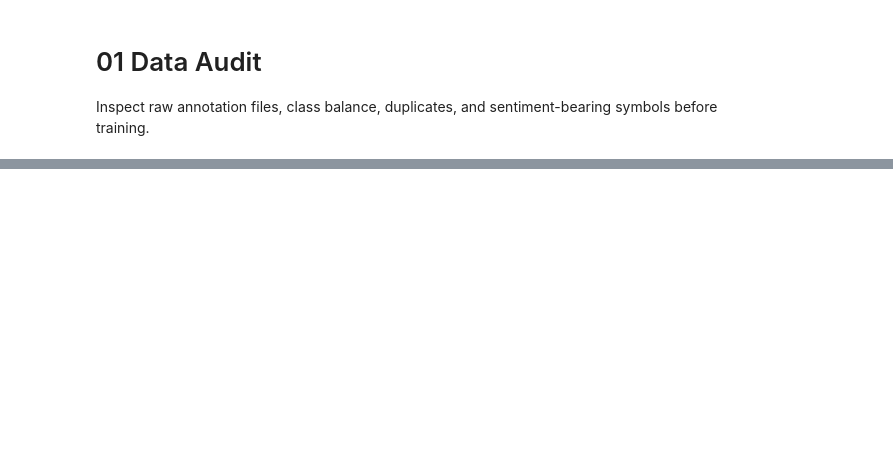
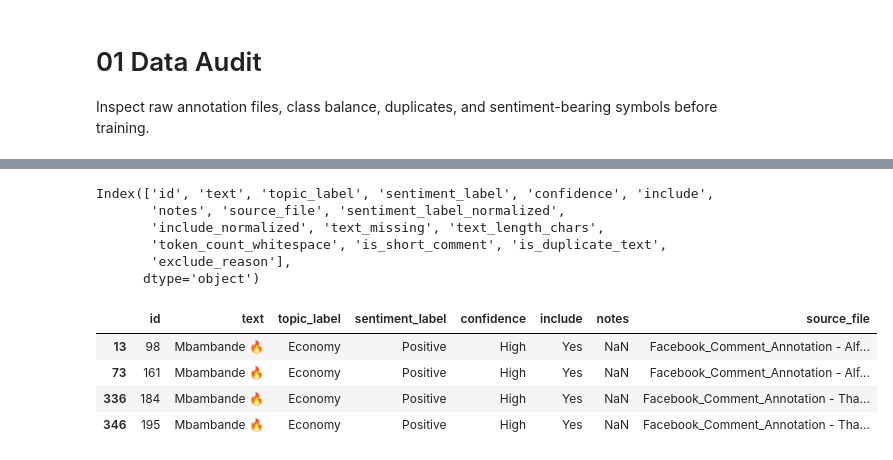
Before and after one commit to Viwaz/Sentiment_Analysis, a Jupyter notebook: notebooks/01_data_audit.ipynb, the cells around one changed output, grey strips where cells are left out. Cells and saved outputs as stored; diff of their text form; code cells hidden in the pictures; blank space fills up the shorter version.

```diff
--- a/notebooks/01_data_audit.ipynb
+++ b/notebooks/01_data_audit.ipynb
@@ -28,2 +40,19 @@ merged.head()
+# %%
+audit.columns
+# %% [output]
+Index(['id', 'text', 'topic_label', 'sentiment_label', 'confidence', 'include',
+       'notes', 'source_file', 'sentiment_label_normalized',
+       'include_normalized', 'text_missing', 'text_length_chars',
+       'token_count_whitespace', 'is_short_comment', 'is_duplicate_text',
+       'exclude_reason'],
+      dtype='object')
+# %%
+merged[merged["text"] == "Mbambande 🔥"]
+# %% [output]
+|  | id | text | topic_label | sentiment_label | confidence | include | notes | source_file |
+| 13 | 98 | Mbambande 🔥 | Economy | Positive | High | Yes | NaN | Facebook_Comment_Annotation - Alf... |
+| 73 | 161 | Mbambande 🔥 | Economy | Positive | High | Yes | NaN | Facebook_Comment_Annotation - Alf... |
+| 336 | 184 | Mbambande 🔥 | Economy | Positive | High | Yes | NaN | Facebook_Comment_Annotation - Tha... |
+| 346 | 195 | Mbambande 🔥 | Economy | Positive | High | Yes | NaN | Facebook_Comment_Annotation - Tha... |
 # %%
 audit[['source_file', 'sentiment_label', 'sentiment_label_normalized', 'include', 'exclude_reason']].head(10)
```
Also changed, not shown: parts of 8 cells of this notebook, 7 other files.
